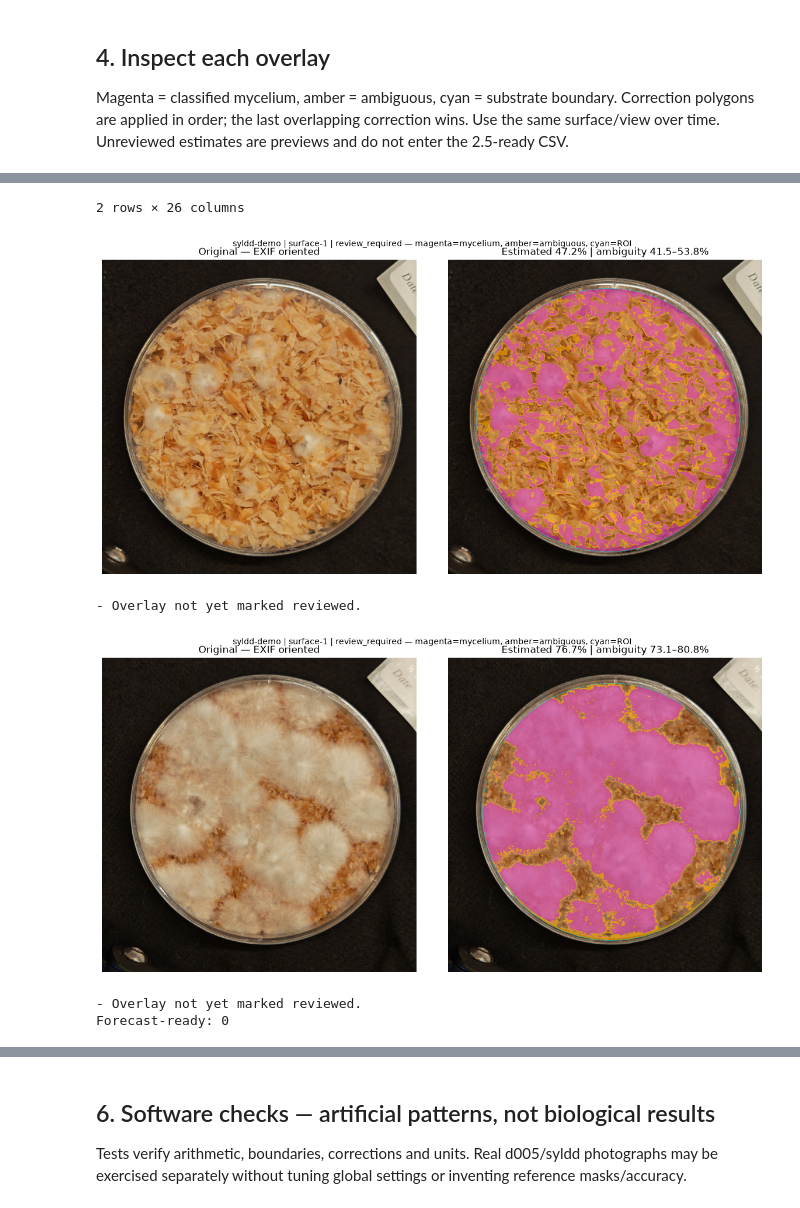
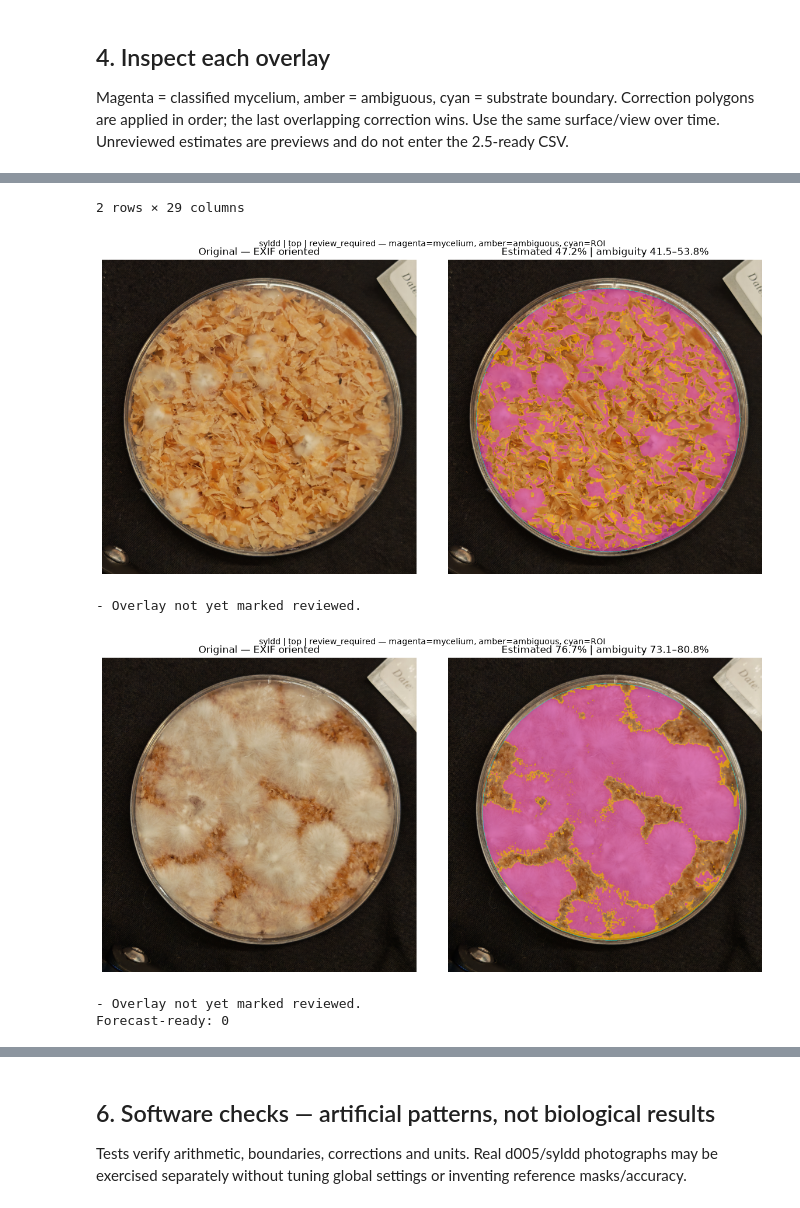
Before and after one commit to sylaslau/myco_demo, a Jupyter notebook: notebooks/2.4.colonisation_image_coverage.ipynb, the cells around one changed output, grey strips where cells are left out. Cells and saved outputs as stored; diff of their text form; code cells hidden in the pictures.

```diff
--- a/notebooks/2.4.colonisation_image_coverage.ipynb
+++ b/notebooks/2.4.colonisation_image_coverage.ipynb
@@ -261,19 +300,26 @@ def photo_quality(rgb,roi,channels):
     if glare>PARAMETERS['possible_glare_threshold']:notes.append('Possible glare/very white surface; inspect the overlay.')
     return {'mean_brightness':brightness,'possible_glare_fraction':glare,'laplacian_variance':float(lap[roi].var()),'dark':dark,'notes':notes}
 
+def day_from_dates(date,start):
+    observed,begin=pd.Timestamp(date),pd.Timestamp(start)
+    if pd.isna(observed) or pd.isna(begin):raise ValueError('Invalid date.')
+    observed,begin=[t.tz_localize(None) if t.tzinfo else t for t in (observed,begin)]
+    return (observed.normalize()-begin.normalize()).days  # whole calendar days; the time of day is ignored
+
+def batch_start(record):
+    return record.get('batch_start_date') or BATCH_START_DATES.get(str(record.get('batch_id') or BATCH_DEFAULTS['batch_id'])) or INOCULATION_DATE
+
 def observation_day(record):
     day=None if record.get('day') is None else finite(record['day'],'day',0)
     if record.get('date') not in (None,''):
-        if INOCULATION_DATE is None:
-            if day is None:return None,'Date needs INOCULATION_DATE or elapsed day.'
+        start=batch_start(record)
+        if not start:
+            if day is None:return None,'Date needs a batch start date (or INOCULATION_DATE) or an elapsed day.'
         else:
-            observed,inoc=pd.Timestamp(record['date']),pd.Timestamp(INOCULATION_DATE)
-            if pd.isna(observed) or pd.isna(inoc):raise ValueError('Invalid date.')
-            try:derived=finite((observed-inoc).total_seconds()/86400.,'date-derived day',0)
-            except TypeError as exc:raise ValueError('Use matching timezone conventions.') from exc
+            derived=finite(day_from_dates(record['date'],start),'day worked out from date and batch start date',0)
             if day is not None and not np.isclose(day,derived):raise ValueError('day/date disagree.')
             day=derived
-    return (day,None) if day is not None else (None,'Enter elapsed day or a date with INOCULATION_DATE.')
+    return (day,None) if day is not None else (None,'Enter the photo date and the batch start date.')
 
 def overlay_image(rgb,mask,uncertain,roi):
     out=rgb.astype(float).copy();region=mask&~uncertain;out[region]=.55*out[region]+.45*np.array([225,20,185])
@@ -286,6 +332,9 @@ def analyse_record(record,index):
     path=input_path(record['image_path']);sha=digest(path);source_hashes[str(path)]=sha
     if record.get('image_sha256') not in (None,'',sha):raise ValueError('Source image hash differs from annotation.')
     rgb,original_size=load_photo(path);metadata={k:record.get(k) or v for k,v in BATCH_DEFAULTS.items()}
+    if record.get('view') not in (None,'') and record['view'] not in VIEWS:raise ValueError('view must be top, side or bottom.')
+    metadata['view_id']=record.get('view') or record.get('view_id') or BATCH_DEFAULTS['view_id'];metadata['sample_id']=str(record.get('sample_id') or '').strip()
+    metadata['batch_start_date']=str(batch_start(record) or '');metadata['date']=str(record.get('date') or '')
     if not str(metadata['batch_id']).strip():raise ValueError('batch_id required.')
     entry={'index':index,'image_path':str(path),'image_sha256':sha,'photo_id':str(record.get('photo_id') or sha),**metadata,
            'original_width':original_size[0],'original_height':original_size[1],'working_width':rgb.shape[1],'working_height':rgb.shape[0],
@@ -312,6 +361,8 @@ def analyse_record(record,index):
                     'basis':'user-provided annotation; not independent biological verification'}
     return {'entry':entry,'rgb':rgb,'roi':roi,'mask':mask,'uncertain':uncertain,'overlay':overlay_image(rgb,mask,uncertain,roi),'record':record,'evaluation':evaluation}
 
+def measurement_key(e):return (e['batch_id'],e.get('sample_id',''),e['view_id'],e['day'])
+
 def enforce_unique_measurements(items):
     identities={};photo_ids={};times={}
     for item in items:
@@ -319,12 +370,12 @@ def enforce_unique_measurements(items):
         if e.get('quality_ok'):
             identities.setdefault(e['image_sha256'],[]).append(e)
             photo_ids.setdefault(e['photo_id'],[]).append(e)
-            times.setdefault((e['batch_id'],e['day']),[]).append(e)
+            times.setdefault(measurement_key(e),[]).append(e)
     for group in list(identities.values())+list(photo_ids.values())+list(times.values()):
         if len(group)>1:
             for e in group:
                 e['quality_ok']=False;e['status']='duplicate_review_required'
-                e.setdefault('blocking_reasons',[]).append('Duplicate image or selected batch/day; choose one representative measurement.')
+                e.setdefault('blocking_reasons',[]).append('Duplicate image or selected batch/sample/view/day; choose one representative measurement.')
 # %% [markdown]
 ## 4. Inspect each overlay
 
@@ -336,7 +387,7 @@ for index,record in enumerate(records):
     except (ValueError,KeyError,OSError,TypeError) as exc:errors.append({'index':index,'image_path':str(record.get('image_path','')),'error':str(exc)})
 enforce_unique_measurements(results)
 summary=pd.DataFrame([{k:v for k,v in item['entry'].items() if k not in ['quality_metrics','method_details','method_comparison_pct','notes','blocking_reasons']} for item in results])
-if summary.empty:summary=pd.DataFrame(columns=['index','image_path','photo_id','batch_id','day','coverage_pct','quality_ok','status'])
+if summary.empty:summary=pd.DataFrame(columns=['index','image_path','photo_id','batch_id','sample_id','view_id','day','coverage_pct','quality_ok','status'])
 if not summary.empty:display(summary)
 if errors:display(pd.DataFrame(errors))
 figures={}
@@ -357,7 +408,7 @@ print('Forecast-ready:',sum(bool(item['entry'].get('quality_ok')) for item in re
-2 rows × 26 columns
+2 rows × 29 columns
-[figure, old version]
+[figure, new version]
 - Overlay not yet marked reviewed.
-[figure, old version]
+[figure, new version]
 - Overlay not yet marked reviewed.
 Forecast-ready: 0
 # %% [markdown]
```
Also changed, not shown: parts of 8 cells of this notebook, 1 other file.
